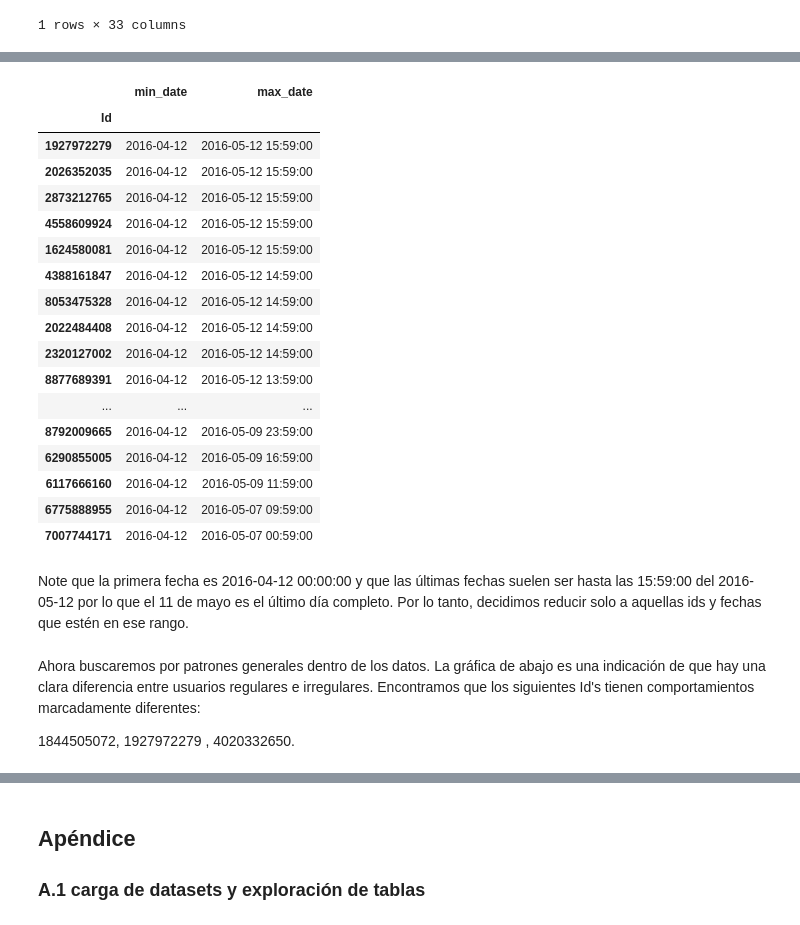
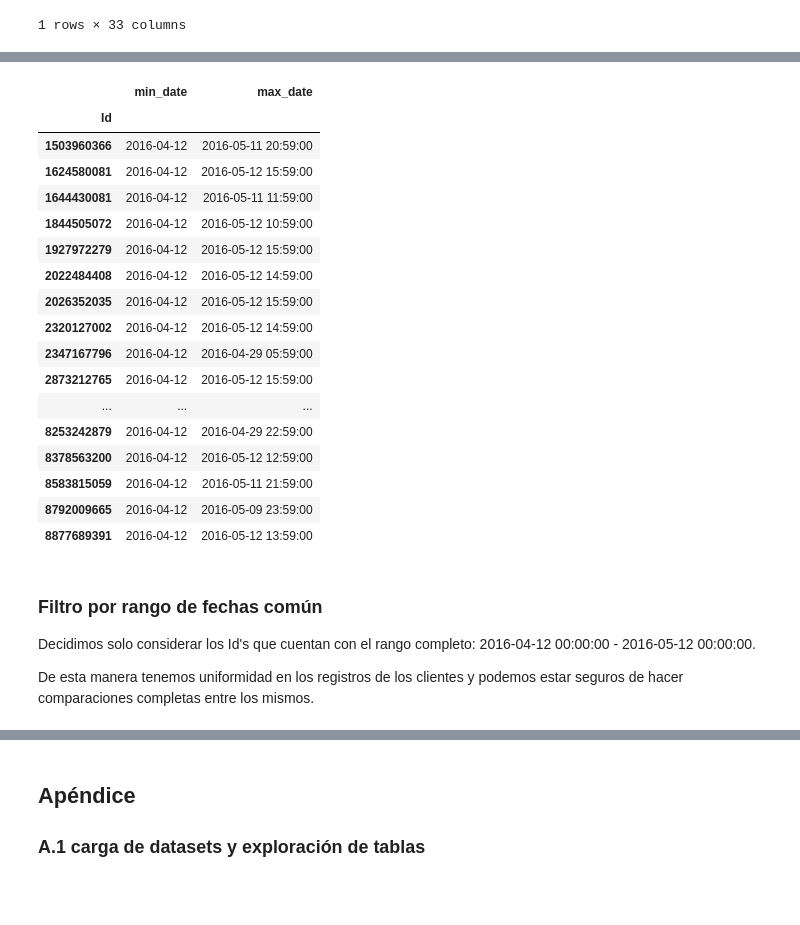
Before and after one commit to JuanD13Perez/Books_and_courses, a Jupyter notebook: Google_Data_Analysis_Prof_Certificate/Bellabeat_Case_Study.ipynb, the cells around one changed output, grey strips where cells are left out. Drawn from its saved outputs; the diff is of its cells as text; code cells hidden in the pictures; blank space fills up the shorter version.

```diff
--- a/Google_Data_Analysis_Prof_Certificate/Bellabeat_Case_Study.ipynb
+++ b/Google_Data_Analysis_Prof_Certificate/Bellabeat_Case_Study.ipynb
@@ -105,29 +115,33 @@ Una exploración nos confirma que los rangos son iguales para todas las categor
 # %%
 # Exploremos los rangos minimos y maximos de fechas.
 max_min_dates_table = calories.groupby('Id').agg(min_date = ('datetime', 'min'),
-                           max_date = ('datetime', 'max')).loc[ids_25days]
+                           max_date = ('datetime', 'max'))
 max_min_dates_table
 # %% [output]
 |  | min_date | max_date |
 | Id |  |  |
+| 1503960366 | 2016-04-12 | 2016-05-11 20:59:00 |
+| 1624580081 | 2016-04-12 | 2016-05-12 15:59:00 |
+| 1644430081 | 2016-04-12 | 2016-05-11 11:59:00 |
+| 1844505072 | 2016-04-12 | 2016-05-12 10:59:00 |
 | 1927972279 | 2016-04-12 | 2016-05-12 15:59:00 |
+| 2022484408 | 2016-04-12 | 2016-05-12 14:59:00 |
 | 2026352035 | 2016-04-12 | 2016-05-12 15:59:00 |
+| 2320127002 | 2016-04-12 | 2016-05-12 14:59:00 |
+| 2347167796 | 2016-04-12 | 2016-04-29 05:59:00 |
 | 2873212765 | 2016-04-12 | 2016-05-12 15:59:00 |
-| 4558609924 | 2016-04-12 | 2016-05-12 15:59:00 |
-| 1624580081 | 2016-04-12 | 2016-05-12 15:59:00 |
-| 4388161847 | 2016-04-12 | 2016-05-12 14:59:00 |
-| 8053475328 | 2016-04-12 | 2016-05-12 14:59:00 |
-| 2022484408 | 2016-04-12 | 2016-05-12 14:59:00 |
-| 2320127002 | 2016-04-12 | 2016-05-12 14:59:00 |
+| ... | ... | ... |
+| 8253242879 | 2016-04-12 | 2016-04-29 22:59:00 |
+| 8378563200 | 2016-04-12 | 2016-05-12 12:59:00 |
+| 8583815059 | 2016-04-12 | 2016-05-11 21:59:00 |
+| 8792009665 | 2016-04-12 | 2016-05-09 23:59:00 |
 | 8877689391 | 2016-04-12 | 2016-05-12 13:59:00 |
-| ... | ... | ... |
-| 8792009665 | 2016-04-12 | 2016-05-09 23:59:00 |
-| 6290855005 | 2016-04-12 | 2016-05-09 16:59:00 |
-| 6117666160 | 2016-04-12 | 2016-05-09 11:59:00 |
-| 6775888955 | 2016-04-12 | 2016-05-07 09:59:00 |
-| 7007744171 | 2016-04-12 | 2016-05-07 00:59:00 |
-# %% [markdown]
-Note que la primera fecha es 2016-04-12 00:00:00 y que las últimas fechas suelen ser hasta las 15:59:00 del 2016-05-12 por lo que el 11 de mayo es el último día completo. Por lo tanto, decidimos reducir solo a aquellas ids y fechas que estén en ese rango.
+# %% [markdown]
+### Filtro por rango de fechas común
+Decidimos solo considerar los Id's que cuentan con el rango completo:
+2016-04-12 00:00:00 - 2016-05-12 00:00:00.
+
+De esta manera tenemos uniformidad en los registros de los clientes y podemos estar seguros de hacer comparaciones completas entre los mismos.
 # %%
 from datetime import datetime
 limit_date = datetime.strptime('2016-05-11 23:59:01', '%Y-%m-%d %H:%M:%S')
@@ -145,7 +159,3 @@ calories = calories.loc[calories['datetime']<limit_date]
 intensities = intensities.loc[intensities['datetime']<limit_date]
 MET = MET.loc[MET['datetime']<limit_date]
 steps = steps.loc[steps['datetime']<limit_date]
-# %% [markdown]
-Ahora buscaremos por patrones generales dentro de los datos. La gráfica de abajo es una indicación de que hay una clara diferencia entre usuarios regulares e irregulares. Encontramos que los siguientes Id's tienen comportamientos marcadamente diferentes:
-
-1844505072, 1927972279 , 4020332650.
```
Also changed, not shown: parts of 41 cells of this notebook.
